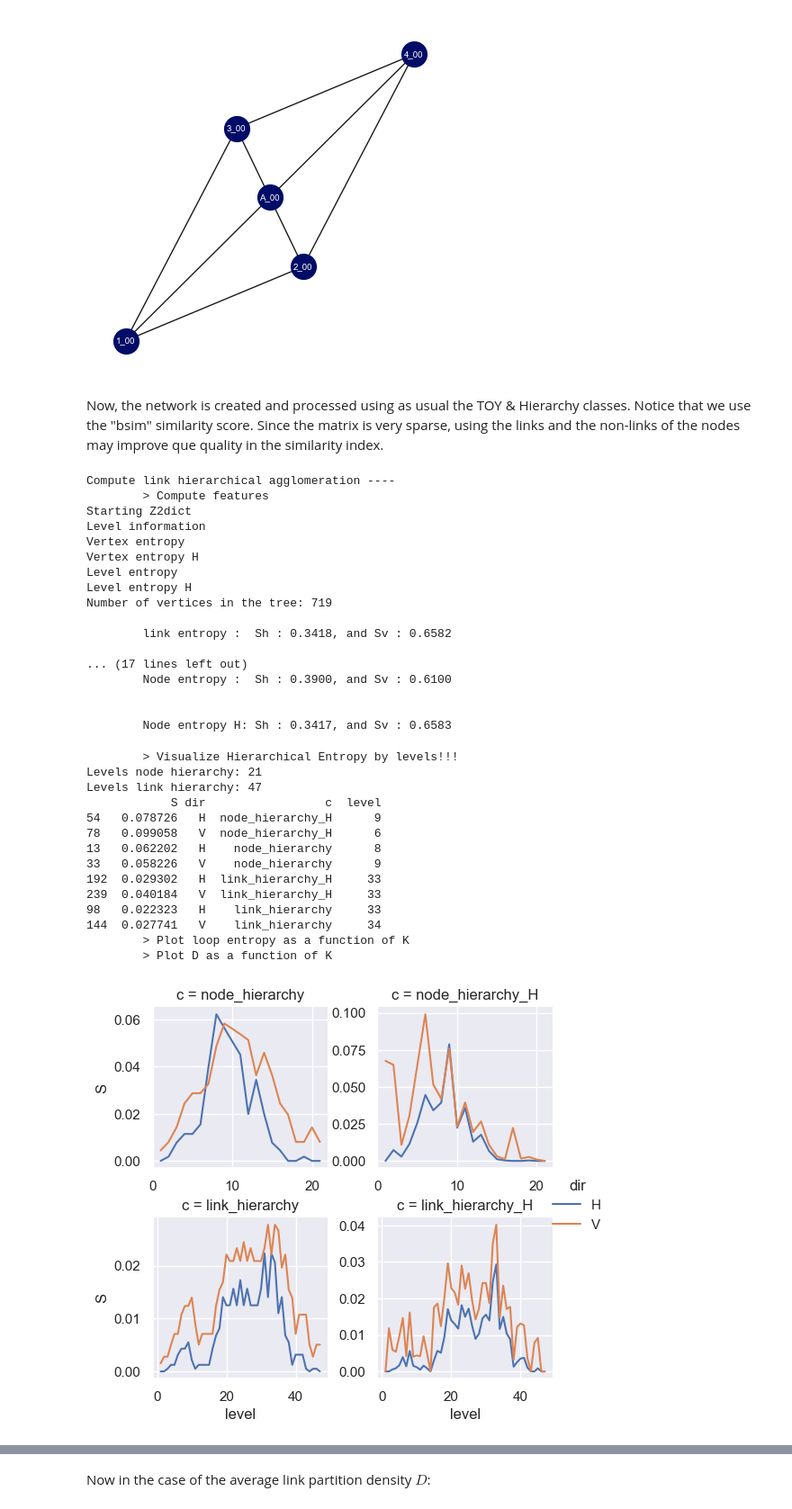
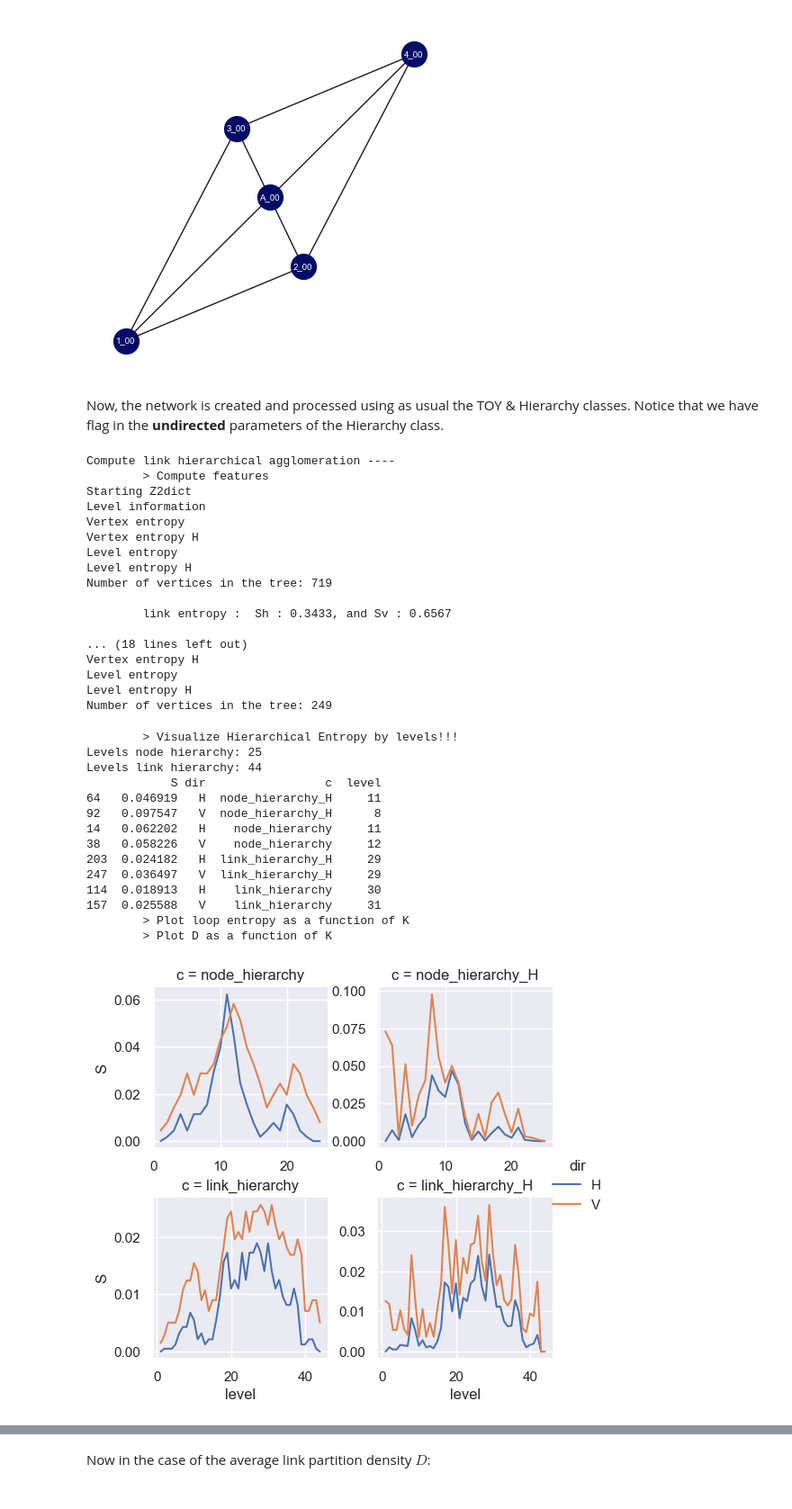
Before and after one commit to mrtnzrm2/ELK, a Jupyter notebook: HSF_example.ipynb, the cells around one changed output, grey strips where cells are left out. Shown at 90% size. Cells and saved outputs as stored; diff of their text form; code cells hidden in the pictures.

```diff
--- a/HSF_example.ipynb
+++ b/HSF_example.ipynb
@@ -150,10 +151,9 @@ class HSF:
     g = nx.double_edge_swap(g, nswap=10000)
     self.A = nx.adjacency_matrix(g).todense()
 # %% [markdown]
-Now, the network is created and processed using as usual the TOY & Hierarchy classes. Notice that we use the "bsim" similarity score. Since the matrix is very sparse, using the links and the non-links of the nodes may improve que quality in the similarity index.
+Now, the network is created and processed using as usual the TOY & Hierarchy classes. Notice that we have flag in the **undirected** parameters of the Hierarchy class.
 # %%
 linkage = "single"
-nlog10 = F
 lookup = F
 cut = F
 mode = "ZERO"
@@ -162,7 +162,6 @@ index = "S1_2"
 
 properties = {
   "structure" : "HSF",
-  "nlog10" : nlog10,
   "lookup" : lookup,
   "cut" : cut,
   "topology" : topology,
@@ -208,32 +207,32 @@ Level entropy
 Level entropy H
 Number of vertices in the tree: 719
 
-        link entropy :  Sh : 0.3418, and Sv : 0.6582
+        link entropy :  Sh : 0.3433, and Sv : 0.6567
 
-... (17 lines left out)
-        Node entropy :  Sh : 0.3900, and Sv : 0.6100
-
-
-        Node entropy H: Sh : 0.3417, and Sv : 0.6583
+... (18 lines left out)
+Vertex entropy H
+Level entropy
+Level entropy H
+Number of vertices in the tree: 249
 # %%
 # Plot H ----
 plot_h = Plot_H(H)
 plot_h.plot_Hierarchical_Entropy(width=6, height=5)
-plot_h.plotSloop(width=6, height=5)
+plot_h.plotHL(width=6, height=5)
 plot_h.plotD(width=6, height=5)
 # %% [output]
         > Visualize Hierarchical Entropy by levels!!!
-Levels node hierarchy: 21
-Levels link hierarchy: 47
+Levels node hierarchy: 25
+Levels link hierarchy: 44
             S dir                 c  level
-54   0.078726   H  node_hierarchy_H      9
-78   0.099058   V  node_hierarchy_H      6
-13   0.062202   H    node_hierarchy      8
-33   0.058226   V    node_hierarchy      9
-192  0.029302   H  link_hierarchy_H     33
-239  0.040184   V  link_hierarchy_H     33
-98   0.022323   H    link_hierarchy     33
-144  0.027741   V    link_hierarchy     34
+64   0.046919   H  node_hierarchy_H     11
+92   0.097547   V  node_hierarchy_H      8
+14   0.062202   H    node_hierarchy     11
+38   0.058226   V    node_hierarchy     12
+203  0.024182   H  link_hierarchy_H     29
+247  0.036497   V  link_hierarchy_H     29
+114  0.018913   H    link_hierarchy     30
+157  0.025588   V    link_hierarchy     31
         > Plot loop entropy as a function of K
         > Plot D as a function of K
-[figure, old version]
+[figure, new version]
```
Also changed, not shown: parts of 7 cells of this notebook, 10 other files.
